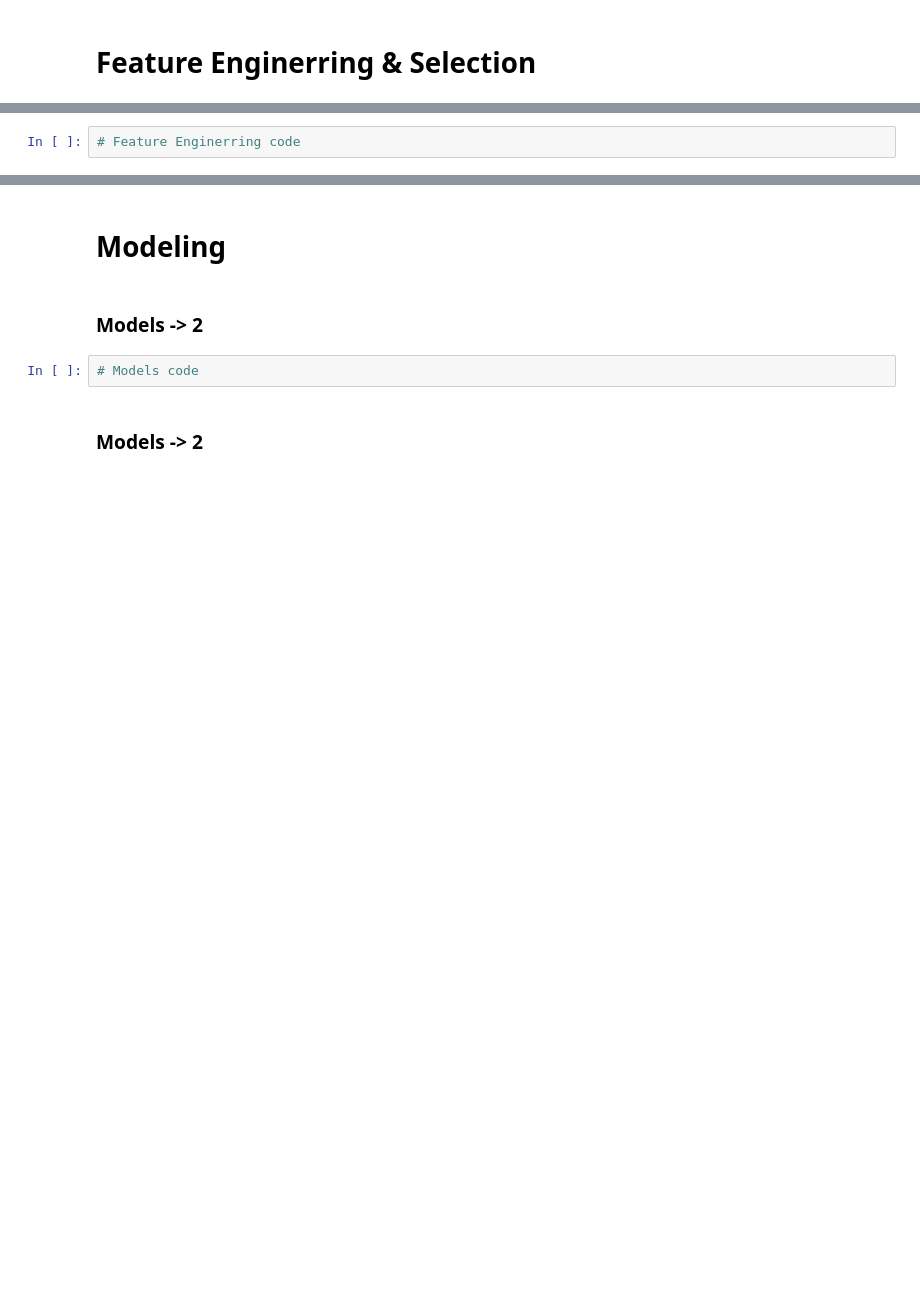
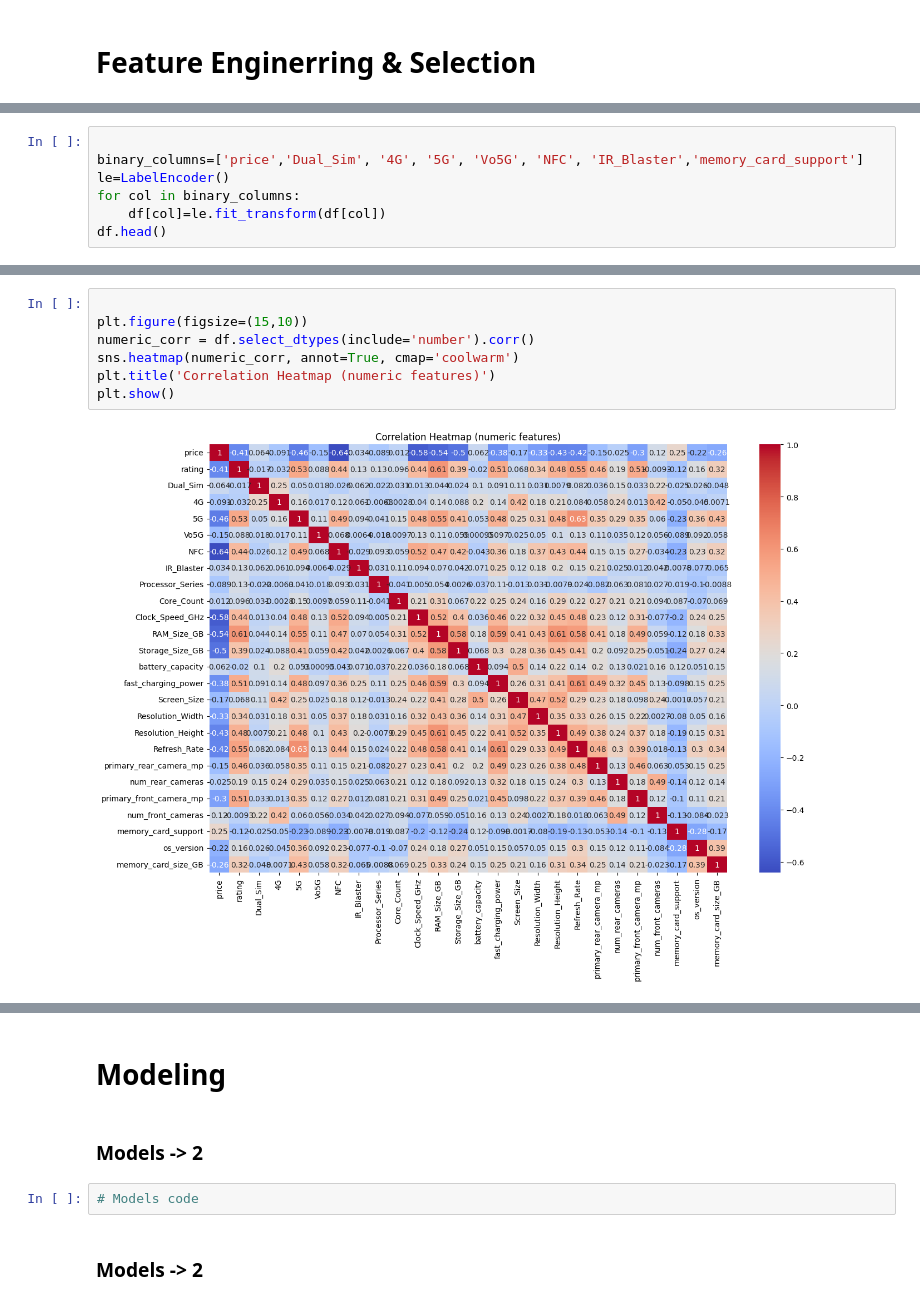
Before and after one commit to yousefsamir19/smartphone-price-classification, a Jupyter notebook: Smart Phone Prices Prediction/smartphone-price-classification.ipynb, the cells around one changed output, grey strips where cells are left out. Drawn from its saved outputs; the diff is of its cells as text; blank space fills up the shorter version.

```diff
--- a/Smart Phone Prices Prediction/smartphone-price-classification.ipynb
+++ b/Smart Phone Prices Prediction/smartphone-price-classification.ipynb
@@ -264,2 +268,7 @@ df.describe()
 # %%
-# Feature Enginerring code
+
+binary_columns=['price','Dual_Sim', '4G', '5G', 'Vo5G', 'NFC', 'IR_Blaster','memory_card_support']
+le=LabelEncoder()
+for col in binary_columns:
+    df[col]=le.fit_transform(df[col])
+df.head()
@@ -265,0 +282,9 @@ df.describe()
+# %%
+
+plt.figure(figsize=(15,10))
+numeric_corr = df.select_dtypes(include='number').corr()
+sns.heatmap(numeric_corr, annot=True, cmap='coolwarm')
+plt.title('Correlation Heatmap (numeric features)')
+plt.show()
+# %% [output]
+[figure, added]
```
Also changed, not shown: parts of 26 cells of this notebook.
